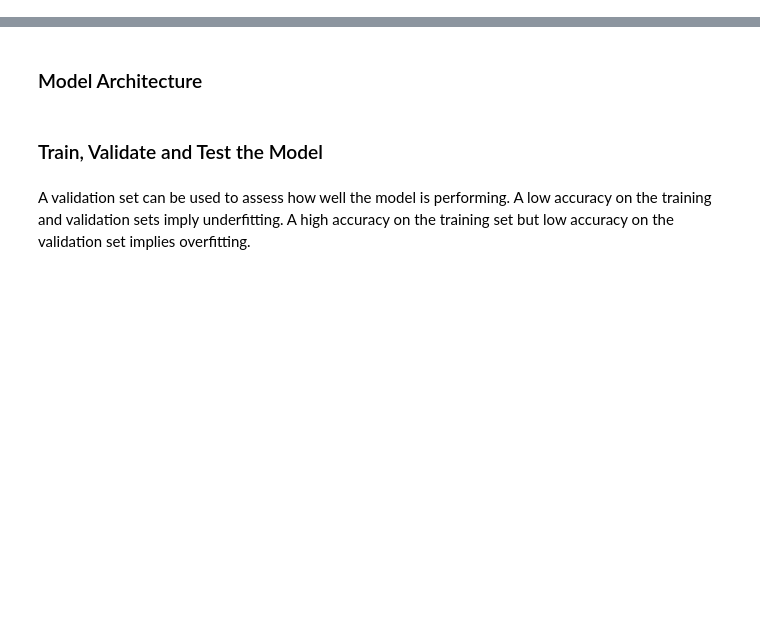
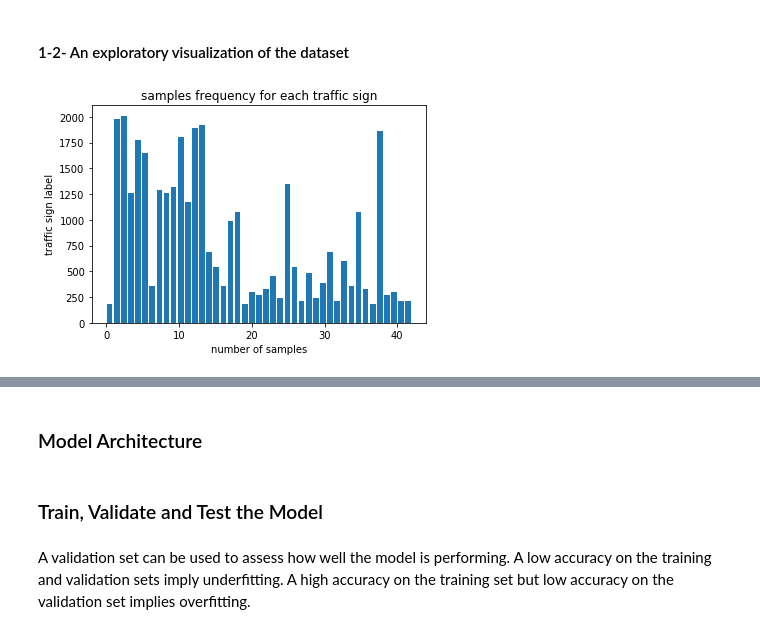
Before and after one commit to n-a-hashjin/CarND-Traffic-Sign-Classifier-Project, a Jupyter notebook: Traffic_Sign_Classifier.ipynb, the cells around one changed output, grey strips where cells are left out. Drawn from its saved outputs; the diff is of its cells as text; code cells hidden in the pictures; blank space fills up the shorter version.

```diff
--- a/Traffic_Sign_Classifier.ipynb
+++ b/Traffic_Sign_Classifier.ipynb
@@ -307,0 +31,28 @@ for i in range(9):
+# %%
+import numpy as np
+### Replace each question mark with the appropriate value.
+### Use python, pandas or numpy methods rather than hard coding the results
+
+# TODO: Number of training examples
+n_train = train['labels'].shape[0]
+
+# TODO: Number of validation examples
+n_validation = valid['labels'].shape[0]
+
+# TODO: Number of testing examples.
+n_test = test['labels'].shape[0]
+
+# TODO: What's the shape of an traffic sign image?
+image_shape = train['features'][0].shape
+
+# TODO: How many unique classes/labels there are in the dataset.
+n_classes = len(np.unique(y_train))
+
+
+print("Number of training examples........", n_train)
+print("Number of validation examples......", n_validation)
+print("Number of testing examples.........", n_test)
+print("Image data shape...................", image_shape)
+print("Image data type....................", train['features'].dtype)
+print("Number of classes..................", n_classes)
+print("Labels of classes data type........", train['labels'].dtype)
@@ -307,0 +67,18 @@ for i in range(9):
+# %% [markdown]
+#### 1-2- An exploratory visualization of the dataset
+# %%
+import matplotlib.pyplot as plt
+# Visualizations will be shown in the notebook.
+%matplotlib inline
+
+# histogram of label frequency
+hist, bins = np.histogram(y_train, bins=n_classes)
+width = 0.8 * (bins[1] - bins[0])
+center = (bins[:-1] + bins[1:]) / 2
+plt.bar(center, hist, align='center', width=width)
+plt.title("samples frequency for each traffic sign")
+plt.xlabel("number of samples")
+plt.ylabel("traffic sign label")
+plt.show()
+# %% [output]
+[figure, added]
```
Also changed, not shown: parts of 54 cells of this notebook, 7 other files.
